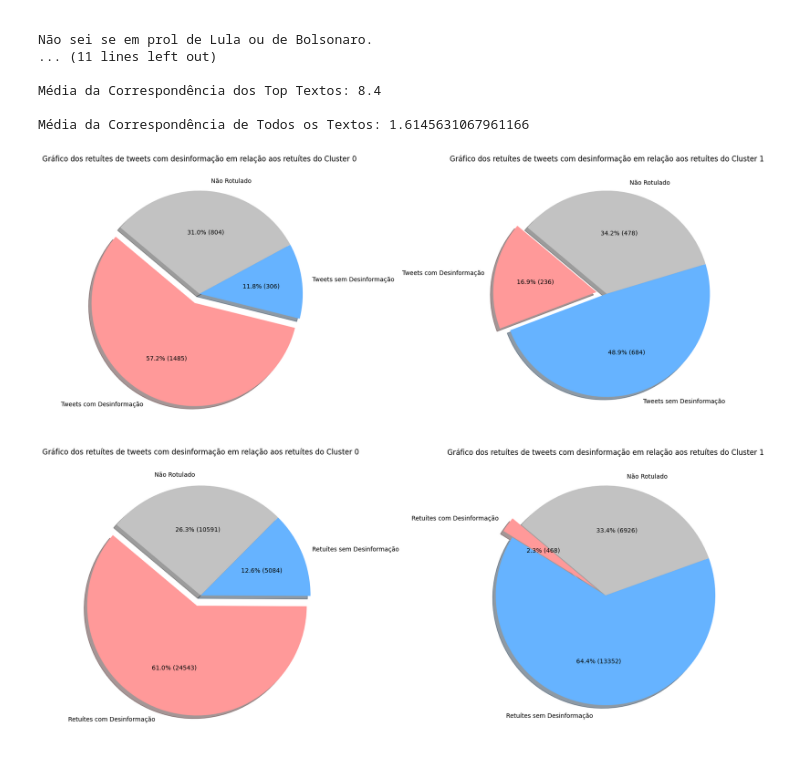
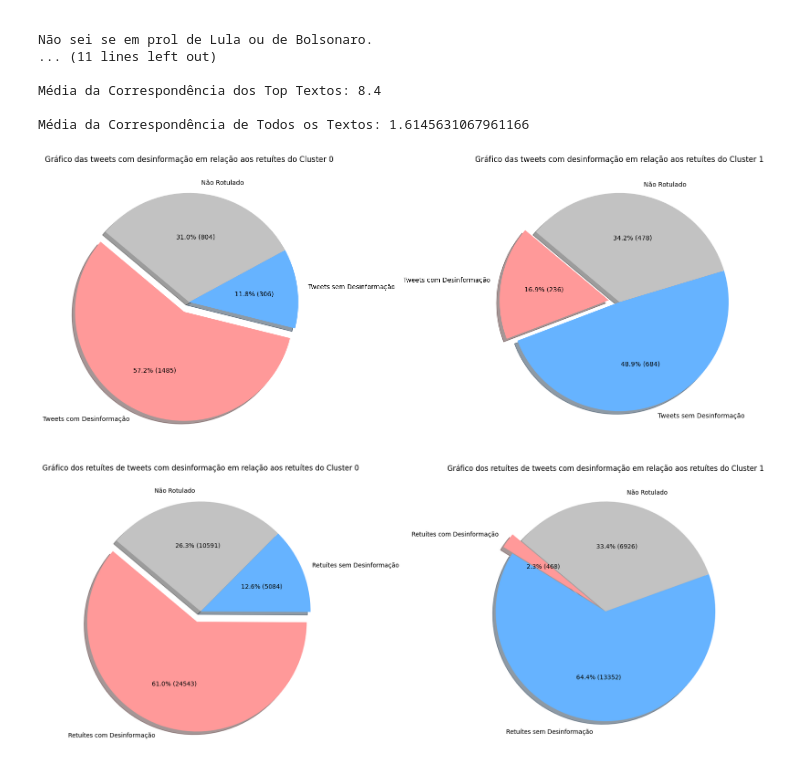
Before and after one commit to AlencarLima/comparacoes_pgc, a Jupyter notebook: deteccao_desinformacao_que.ipynb, the cells around one changed output. Drawn from its saved outputs; the diff is of its cells as text; code cells hidden in the pictures.

```diff
--- a/deteccao_desinformacao_que.ipynb
+++ b/deteccao_desinformacao_que.ipynb
@@ -370,36 +370,36 @@ def criar_grafico_desinformacao(df_cluster, df_desi, ax, titulo):
     labels = ['Tweets com Desinformação', 'Tweets sem Desinformação', 'Não Rotulado']
     sizes = [desinformacao_count, total_rotulado - desinformacao_count, nao_rotulado_count]
     colors = ['#ff9999', '#66b3ff', '#c2c2c2']
     explode = (0.1, 0, 0)  # Explode 1st slice
 
     ax.pie(sizes, explode=explode, labels=labels, colors=colors,
            autopct=lambda p: f'{p:.1f}% ({int(p * total_textos / 100):d})', shadow=True, startangle=140)
     ax.set_title(titulo)
 
 def main():
     # Carregar CSV de textos encontrados e desinformação
     df_cluster_0 = pd.read_csv(cluster_0)
     df_cluster_1 = pd.read_csv(cluster_1)
 
     # Carregar dados de desinformação
     df_desi_0 = pd.read_excel(textos_encontrados_labeled_cluster_0, sheet_name='Rotulados')
     df_desi_1 = pd.read_excel(textos_encontrados_labeled_cluster_1, sheet_name='Rotulados')
 
     # Criar figura e eixos para subplots
     fig, axs = plt.subplots(1, 2, figsize=(16, 8))
 
     # Criar gráficos
-    criar_grafico_desinformacao(df_cluster_0, df_desi_0, axs[0], 'Gráfico dos retuítes de tweets com desinformação em relação aos retuítes do Cluster 0')
-    criar_grafico_desinformacao(df_cluster_1, df_desi_1, axs[1], 'Gráfico dos retuítes de tweets com desinformação em relação aos retuítes do Cluster 1')
+    criar_grafico_desinformacao(df_cluster_0, df_desi_0, axs[0], 'Gráfico das tweets com desinformação em relação aos retuítes do Cluster 0')
+    criar_grafico_desinformacao(df_cluster_1, df_desi_1, axs[1], 'Gráfico das tweets com desinformação em relação aos retuítes do Cluster 1')
 
     # Mostrar os gráficos
     plt.tight_layout()
     plt.show()
 
 if __name__ == "__main__":
     main()
 # %% [output]
-[figure, old version]
+[figure, new version]
 # %%
 def criar_grafico_desinformacao(df_cluster, df_desi, ax, titulo):
     # Inicializar contadores
```
Also changed, not shown: 8 other files.
